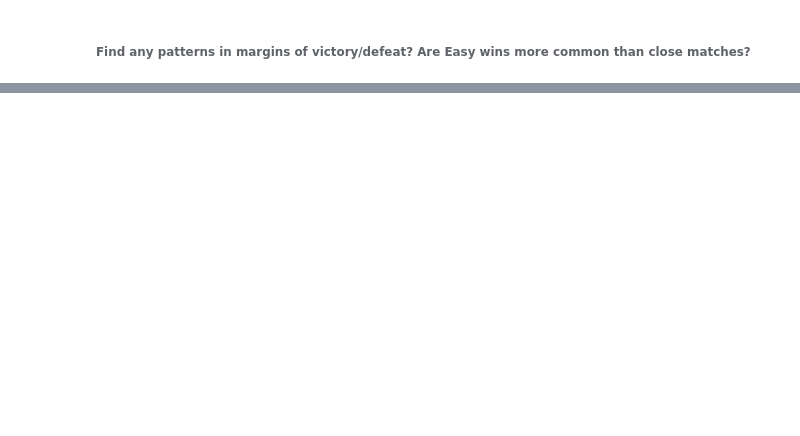
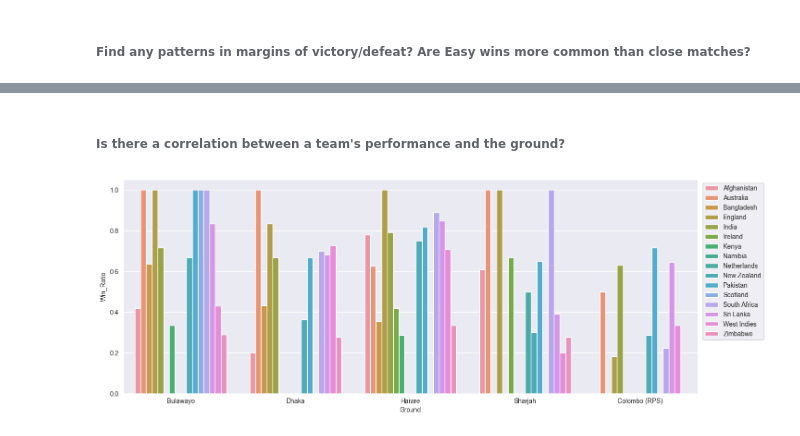
Before and after one commit to ilovedata6/cricket_ODI_analysis, a Jupyter notebook: matches.ipynb, the cells around one changed output, grey strips where cells are left out. Drawn from its saved outputs; the diff is of its cells as text; code cells hidden in the pictures; blank space fills up the shorter version.

```diff
--- a/matches.ipynb
+++ b/matches.ipynb
@@ -85,0 +180,14 @@ win_loss.shape
+# %% [markdown]
+###### Is there a correlation between a team's performance and the ground?
+# %%
+top_grounds = matches[(matches['Ground'] == 'Dhaka') | (matches['Ground'] == 'Harare') | (matches['Ground'] == 'Colombo (RPS)') | (matches['Ground'] == 'Bulawayo') | (matches['Ground'] == 'Sharjah')]
+
+team_performance = top_grounds.groupby(['Country','Ground','Result'])['Result'].count().unstack(fill_value=0).reset_index()
+team_performance['Win_Ratio'] = team_performance['Won'] / (team_performance['Won']+team_performance['Lost'])
+
+plt.figure(figsize=(16,6))
+sns.barplot(y=team_performance['Win_Ratio'],x=team_performance['Ground'],hue=team_performance['Country'])
+plt.legend(bbox_to_anchor=(1.121,1),loc="upper right")
+plt.show()
+# %% [output]
+[figure, added]
```
Also changed, not shown: parts of 19 cells of this notebook, 1 other file.
